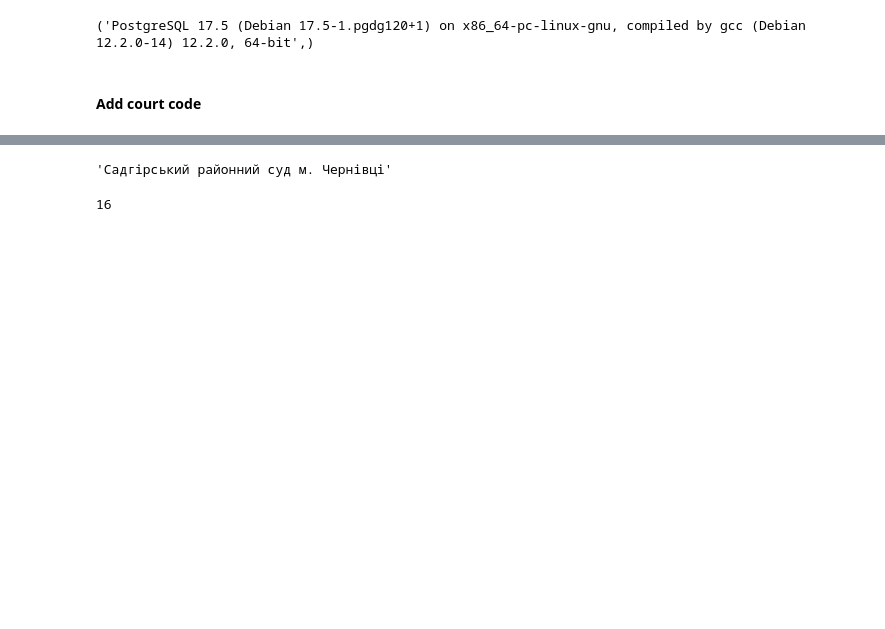
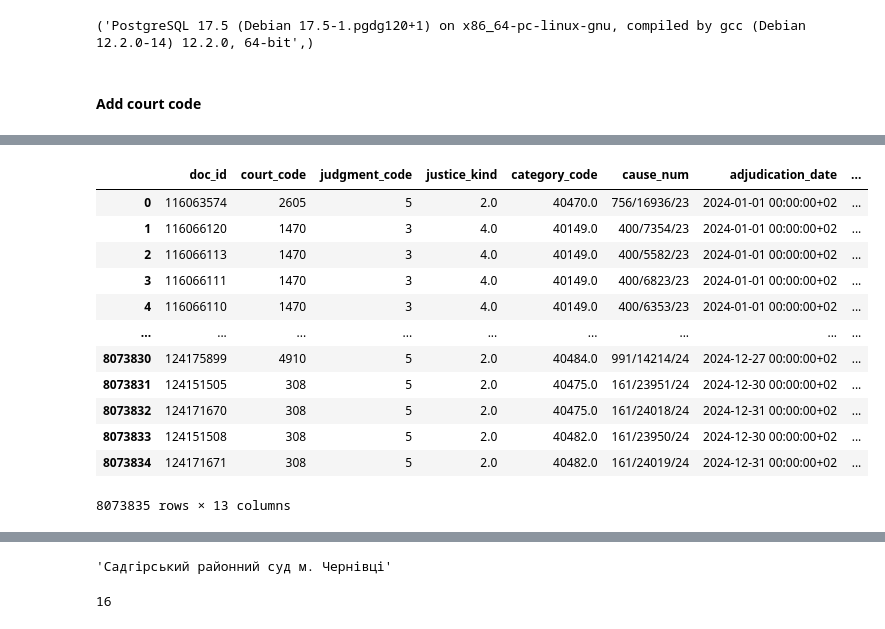
Before and after one commit to kaliani/vibe-judges, a Jupyter notebook: notebooks/00_preprocessing_raw_data.ipynb, the cells around one changed output, grey strips where cells are left out. Cells and saved outputs as stored; diff of their text form; code cells hidden in the pictures; blank space fills up the shorter version.

```diff
--- a/notebooks/00_preprocessing_raw_data.ipynb
+++ b/notebooks/00_preprocessing_raw_data.ipynb
@@ -134,0 +350,16 @@ def drop_last_two_words(text: str) -> str:
+# %%
+documents
+# %% [output]
+|  | doc_id | court_code | judgment_code | justice_kind | category_code | cause_num | adjudication_date | ... |
+| 0 | 116063574 | 2605 | 5 | 2.0 | 40470.0 | 756/16936/23 | 2024-01-01 00:00:00+02 | ... |
+| 1 | 116066120 | 1470 | 3 | 4.0 | 40149.0 | 400/7354/23 | 2024-01-01 00:00:00+02 | ... |
+| 2 | 116066113 | 1470 | 3 | 4.0 | 40149.0 | 400/5582/23 | 2024-01-01 00:00:00+02 | ... |
+| 3 | 116066111 | 1470 | 3 | 4.0 | 40149.0 | 400/6823/23 | 2024-01-01 00:00:00+02 | ... |
+| 4 | 116066110 | 1470 | 3 | 4.0 | 40149.0 | 400/6353/23 | 2024-01-01 00:00:00+02 | ... |
+| ... | ... | ... | ... | ... | ... | ... | ... | ... |
+| 8073830 | 124175899 | 4910 | 5 | 2.0 | 40484.0 | 991/14214/24 | 2024-12-27 00:00:00+02 | ... |
+| 8073831 | 124151505 | 308 | 5 | 2.0 | 40475.0 | 161/23951/24 | 2024-12-30 00:00:00+02 | ... |
+| 8073832 | 124171670 | 308 | 5 | 2.0 | 40475.0 | 161/24018/24 | 2024-12-31 00:00:00+02 | ... |
+| 8073833 | 124151508 | 308 | 5 | 2.0 | 40482.0 | 161/23950/24 | 2024-12-30 00:00:00+02 | ... |
+| 8073834 | 124171671 | 308 | 5 | 2.0 | 40482.0 | 161/24019/24 | 2024-12-31 00:00:00+02 | ... |
+8073835 rows × 13 columns
```
Also changed, not shown: parts of 54 cells of this notebook, 8 other files.
